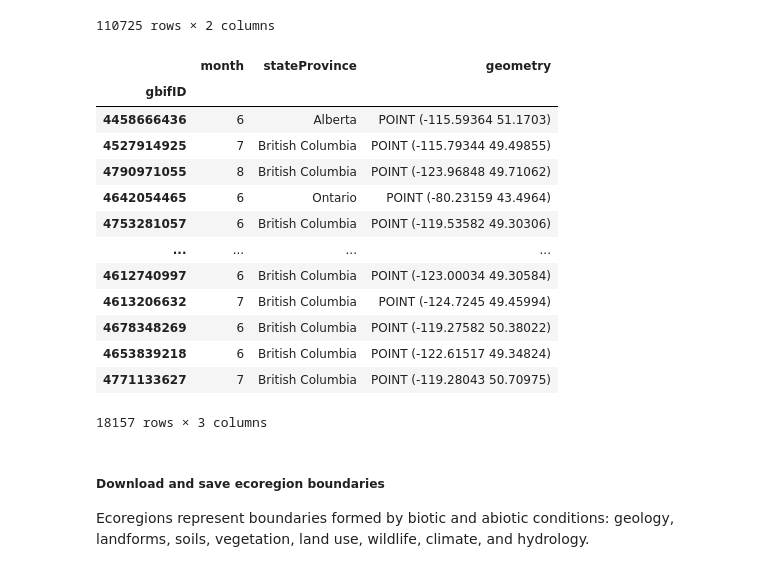
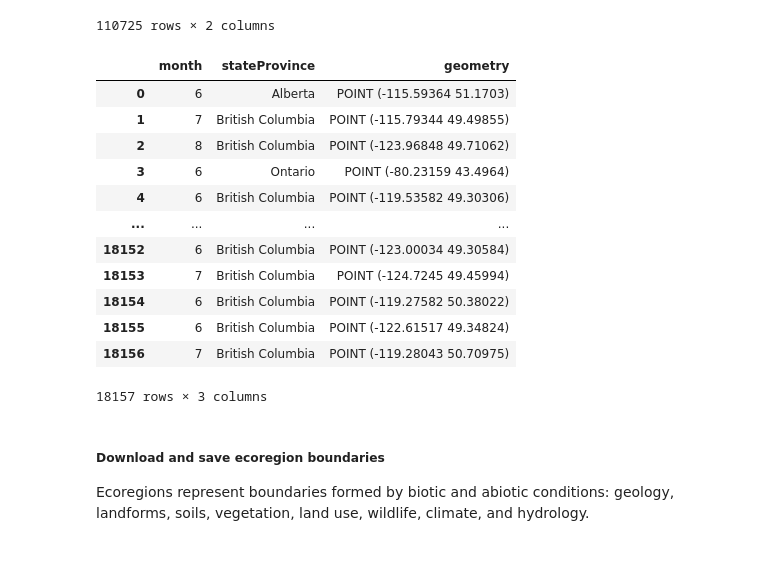
Before and after one commit to earthlab-education/species-distribution-coding-challenge-lauren-alexandra, a Jupyter notebook: portfolio_post/willow-flycatcher-distribution.ipynb, the cells around one changed output. Cells and saved outputs as stored; diff of their text form; code cells hidden in the pictures.

```diff
--- a/portfolio_post/willow-flycatcher-distribution.ipynb
+++ b/portfolio_post/willow-flycatcher-distribution.ipynb
@@ -322,30 +322,31 @@ gdf_monthly
 # %%
 gdf_canada = (
     gpd.GeoDataFrame(
         wf_CA,
         geometry=gpd.points_from_xy(
             wf_CA.decimalLongitude,
             wf_CA.decimalLatitude),
         crs="EPSG:4326")
     # Select the desired columns
     [['month', 'stateProvince', 'geometry']]
 )
 
+gdf_canada.reset_index(inplace=True, drop=True)
+
 gdf_canada
 # %% [output]
 |  | month | stateProvince | geometry |
-| gbifID |  |  |  |
-| 4458666436 | 6 | Alberta | POINT (-115.59364 51.1703) |
-| 4527914925 | 7 | British Columbia | POINT (-115.79344 49.49855) |
-| 4790971055 | 8 | British Columbia | POINT (-123.96848 49.71062) |
-| 4642054465 | 6 | Ontario | POINT (-80.23159 43.4964) |
-| 4753281057 | 6 | British Columbia | POINT (-119.53582 49.30306) |
+| 0 | 6 | Alberta | POINT (-115.59364 51.1703) |
+| 1 | 7 | British Columbia | POINT (-115.79344 49.49855) |
+| 2 | 8 | British Columbia | POINT (-123.96848 49.71062) |
+| 3 | 6 | Ontario | POINT (-80.23159 43.4964) |
+| 4 | 6 | British Columbia | POINT (-119.53582 49.30306) |
 | ... | ... | ... | ... |
-| 4612740997 | 6 | British Columbia | POINT (-123.00034 49.30584) |
-| 4613206632 | 7 | British Columbia | POINT (-124.7245 49.45994) |
-| 4678348269 | 6 | British Columbia | POINT (-119.27582 50.38022) |
-| 4653839218 | 6 | British Columbia | POINT (-122.61517 49.34824) |
-| 4771133627 | 7 | British Columbia | POINT (-119.28043 50.70975) |
+| 18152 | 6 | British Columbia | POINT (-123.00034 49.30584) |
+| 18153 | 7 | British Columbia | POINT (-124.7245 49.45994) |
+| 18154 | 6 | British Columbia | POINT (-119.27582 50.38022) |
+| 18155 | 6 | British Columbia | POINT (-122.61517 49.34824) |
+| 18156 | 7 | British Columbia | POINT (-119.28043 50.70975) |
 18157 rows × 3 columns
 # %% [markdown]
 ##### Download and save ecoregion boundaries
```
Also changed, not shown: parts of 15 cells of this notebook.
